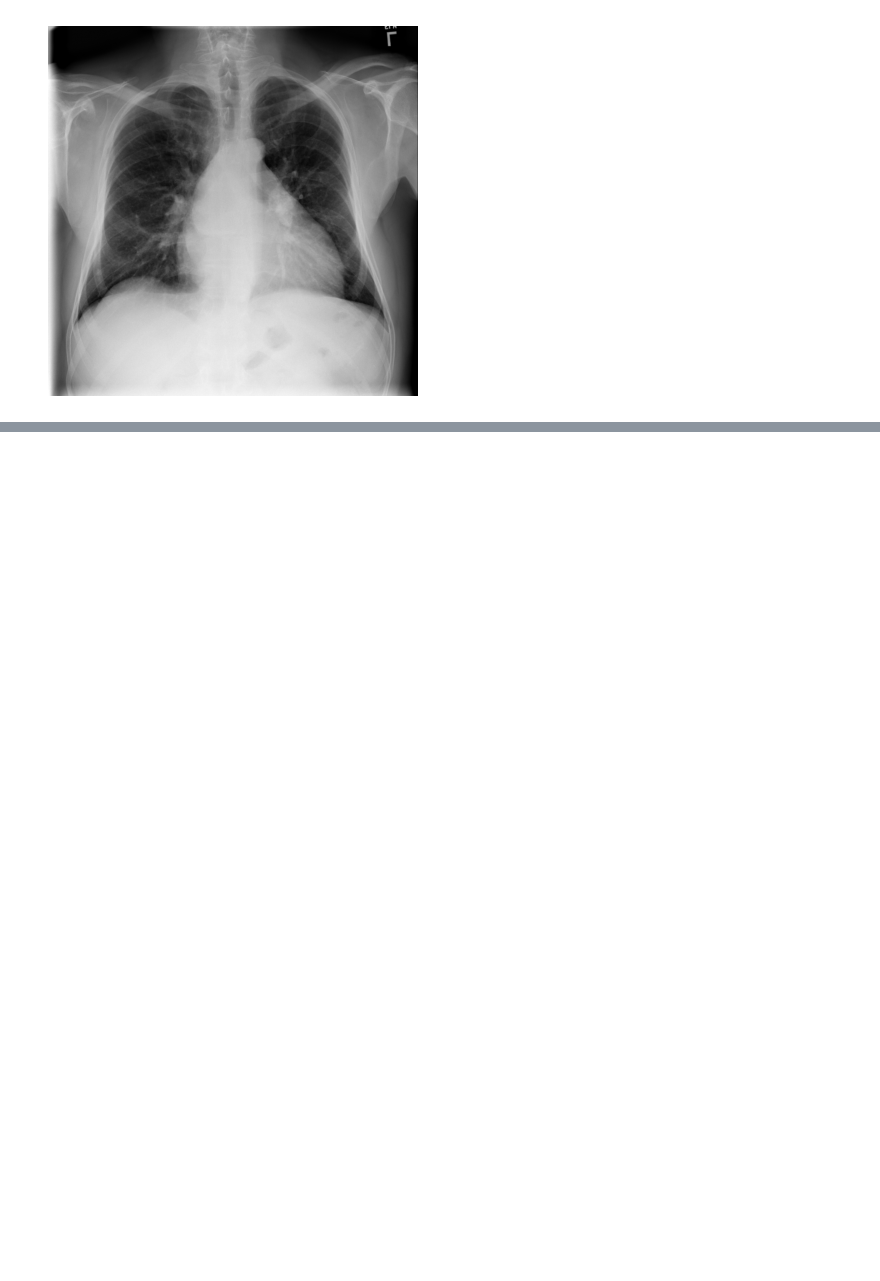
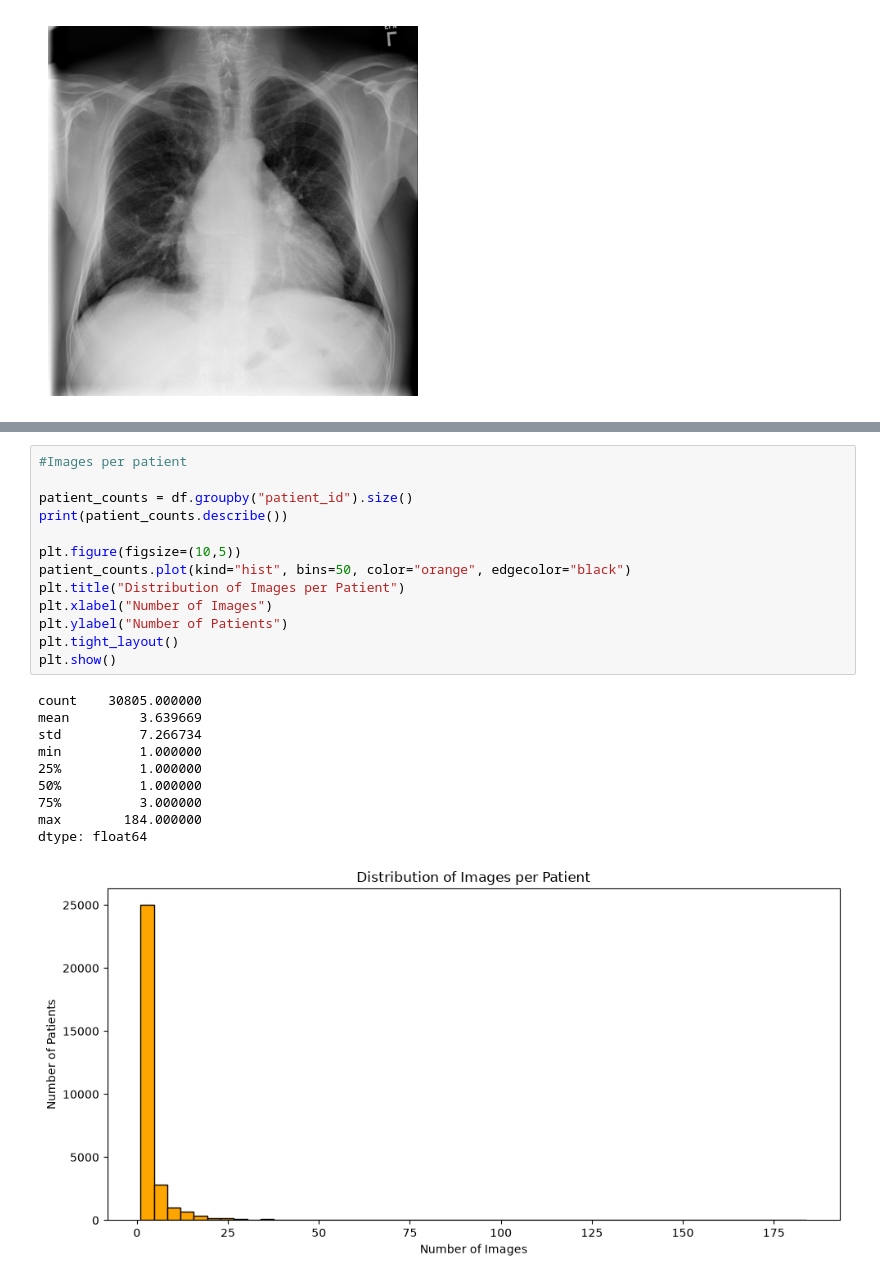
Before and after one commit to arch-pulkit/AIML-02-ai-imaging-diagnosis, a Jupyter notebook: notebooks/02_nih_eda.ipynb, the cells around one changed output, grey strips where cells are left out. Drawn from its saved outputs; the diff is of its cells as text; blank space fills up the shorter version.

```diff
--- a/notebooks/02_nih_eda.ipynb
+++ b/notebooks/02_nih_eda.ipynb
@@ -117,0 +150,24 @@ Name: 0, dtype: object
+# %%
+#Images per patient
+
+patient_counts = df.groupby("patient_id").size()
+print(patient_counts.describe())
+
+plt.figure(figsize=(10,5))
+patient_counts.plot(kind="hist", bins=50, color="orange", edgecolor="black")
+plt.title("Distribution of Images per Patient")
+plt.xlabel("Number of Images")
+plt.ylabel("Number of Patients")
+plt.tight_layout()
+plt.show()
+# %% [output]
+count    30805.000000
+mean         3.639669
+std          7.266734
+min          1.000000
+25%          1.000000
+50%          1.000000
+75%          3.000000
+max        184.000000
+dtype: float64
+[figure, added]
```
Also changed, not shown: parts of 4 cells of this notebook.
